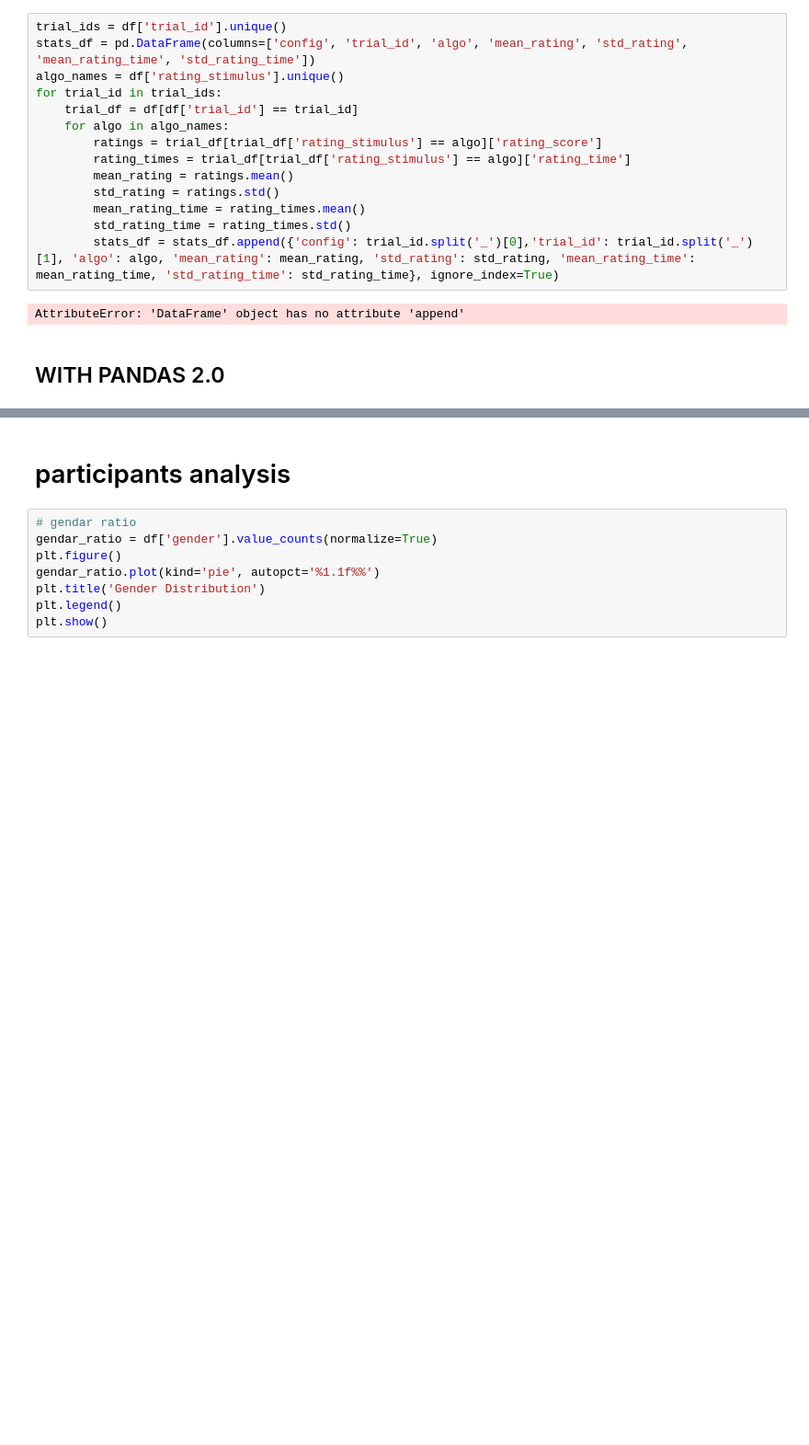
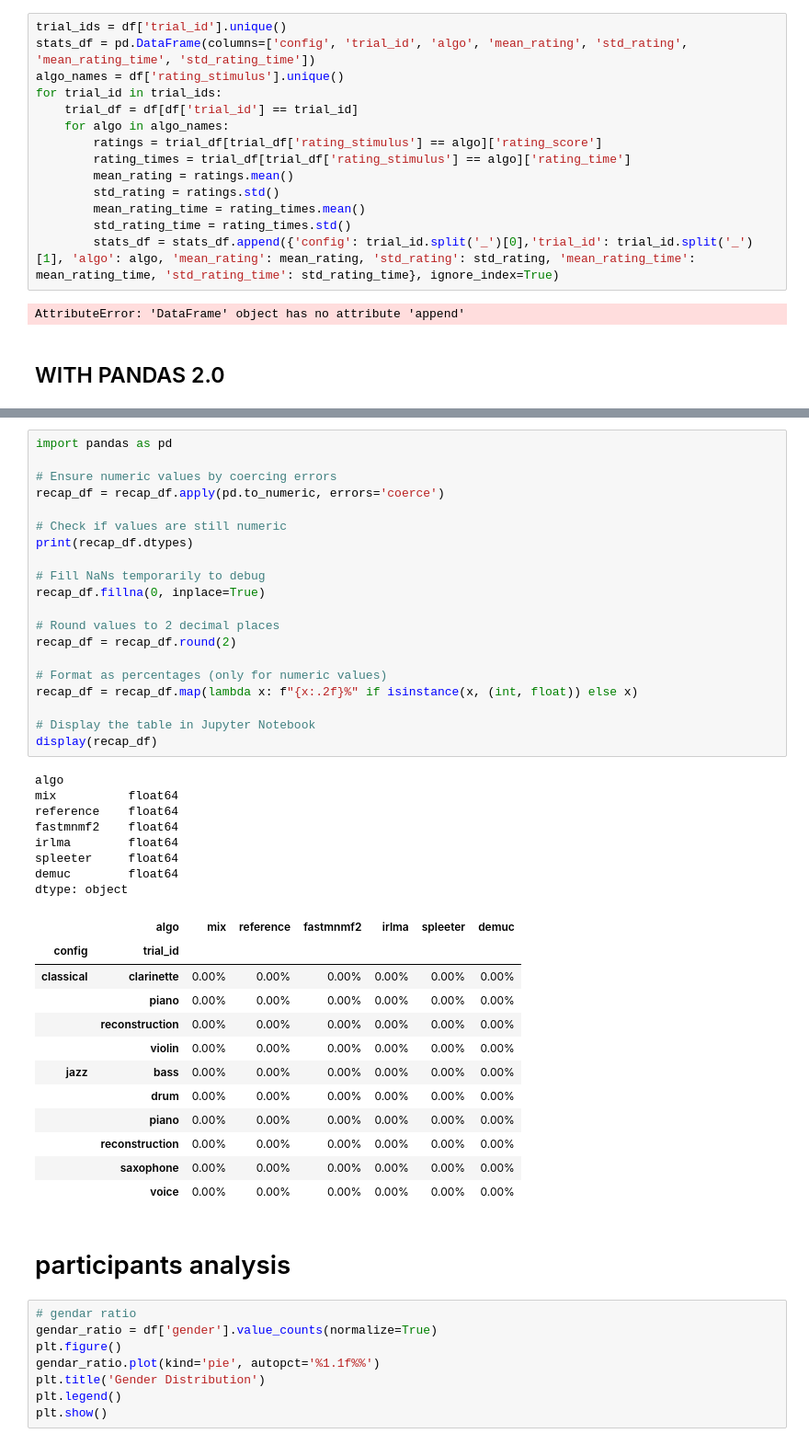
Before and after one commit to kjle/PAM-Music-Source-Separation, a Jupyter notebook: notebooks/read_data.ipynb, the cells around one changed output, grey strips where cells are left out. Shown at 92% size. Saved outputs shown, nothing was run; the diff lists cells and outputs as text; blank space fills up the shorter version.

Commit message:
MUSHRA data notebook

```diff
--- a/notebooks/read_data.ipynb
+++ b/notebooks/read_data.ipynb
@@ -85,3 +87,44 @@ Total participants: 40
+# %%
+import pandas as pd
+
+# Ensure numeric values by coercing errors
+recap_df = recap_df.apply(pd.to_numeric, errors='coerce')
+
+# Check if values are still numeric
+print(recap_df.dtypes)
+
+# Fill NaNs temporarily to debug
+recap_df.fillna(0, inplace=True)
+
+# Round values to 2 decimal places
+recap_df = recap_df.round(2)
+
+# Format as percentages (only for numeric values)
+recap_df = recap_df.map(lambda x: f"{x:.2f}%" if isinstance(x, (int, float)) else x)
+
+# Display the table in Jupyter Notebook
+display(recap_df)
+# %% [output]
+algo
+mix          float64
+reference    float64
+fastmnmf2    float64
+irlma        float64
+spleeter     float64
+demuc        float64
+dtype: object
+|  | algo | mix | reference | fastmnmf2 | irlma | spleeter | demuc |
+| config | trial_id |  |  |  |  |  |  |
+| classical | clarinette | 0.00% | 0.00% | 0.00% | 0.00% | 0.00% | 0.00% |
+|  | piano | 0.00% | 0.00% | 0.00% | 0.00% | 0.00% | 0.00% |
+|  | reconstruction | 0.00% | 0.00% | 0.00% | 0.00% | 0.00% | 0.00% |
+|  | violin | 0.00% | 0.00% | 0.00% | 0.00% | 0.00% | 0.00% |
+| jazz | bass | 0.00% | 0.00% | 0.00% | 0.00% | 0.00% | 0.00% |
+|  | drum | 0.00% | 0.00% | 0.00% | 0.00% | 0.00% | 0.00% |
+|  | piano | 0.00% | 0.00% | 0.00% | 0.00% | 0.00% | 0.00% |
+|  | reconstruction | 0.00% | 0.00% | 0.00% | 0.00% | 0.00% | 0.00% |
+|  | saxophone | 0.00% | 0.00% | 0.00% | 0.00% | 0.00% | 0.00% |
+|  | voice | 0.00% | 0.00% | 0.00% | 0.00% | 0.00% | 0.00% |
 # %% [markdown]
 # participants analysis
 # %%
```
Also changed, not shown: parts of 8 cells of this notebook.
